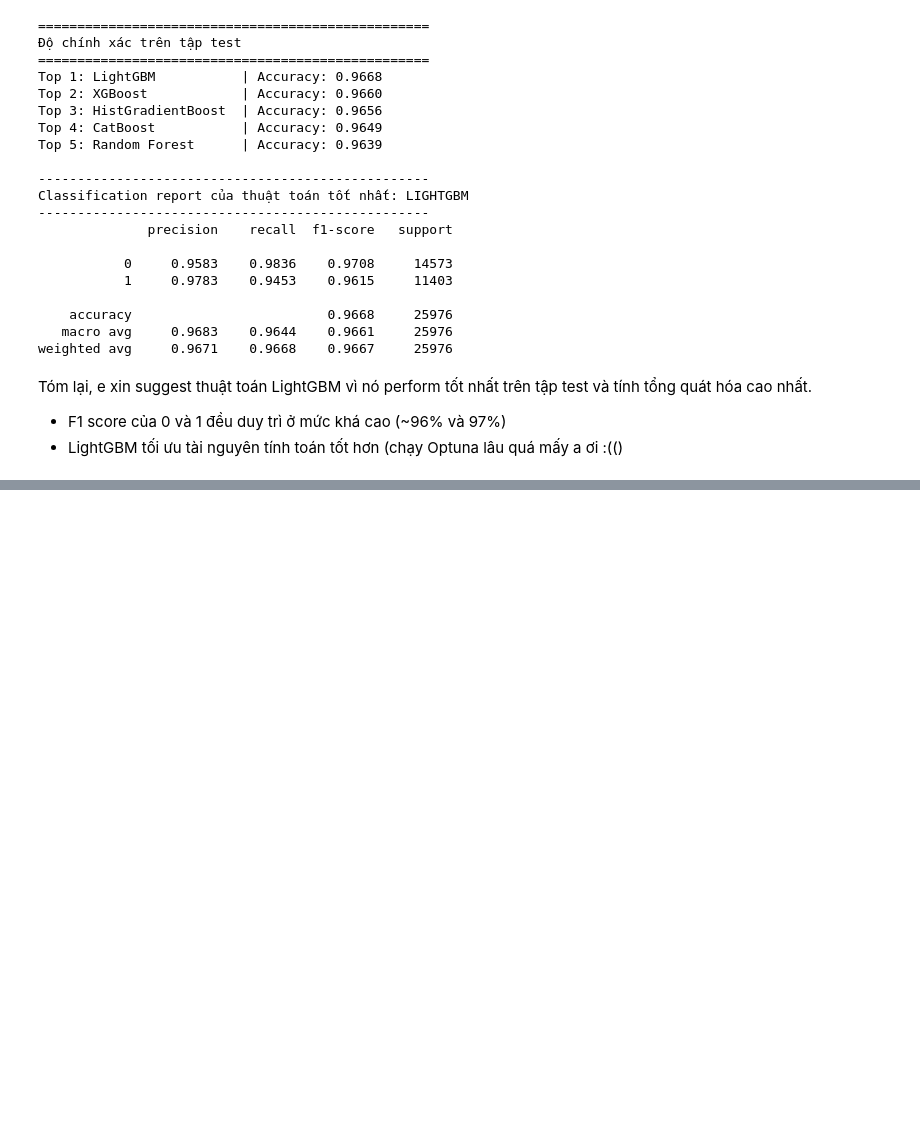
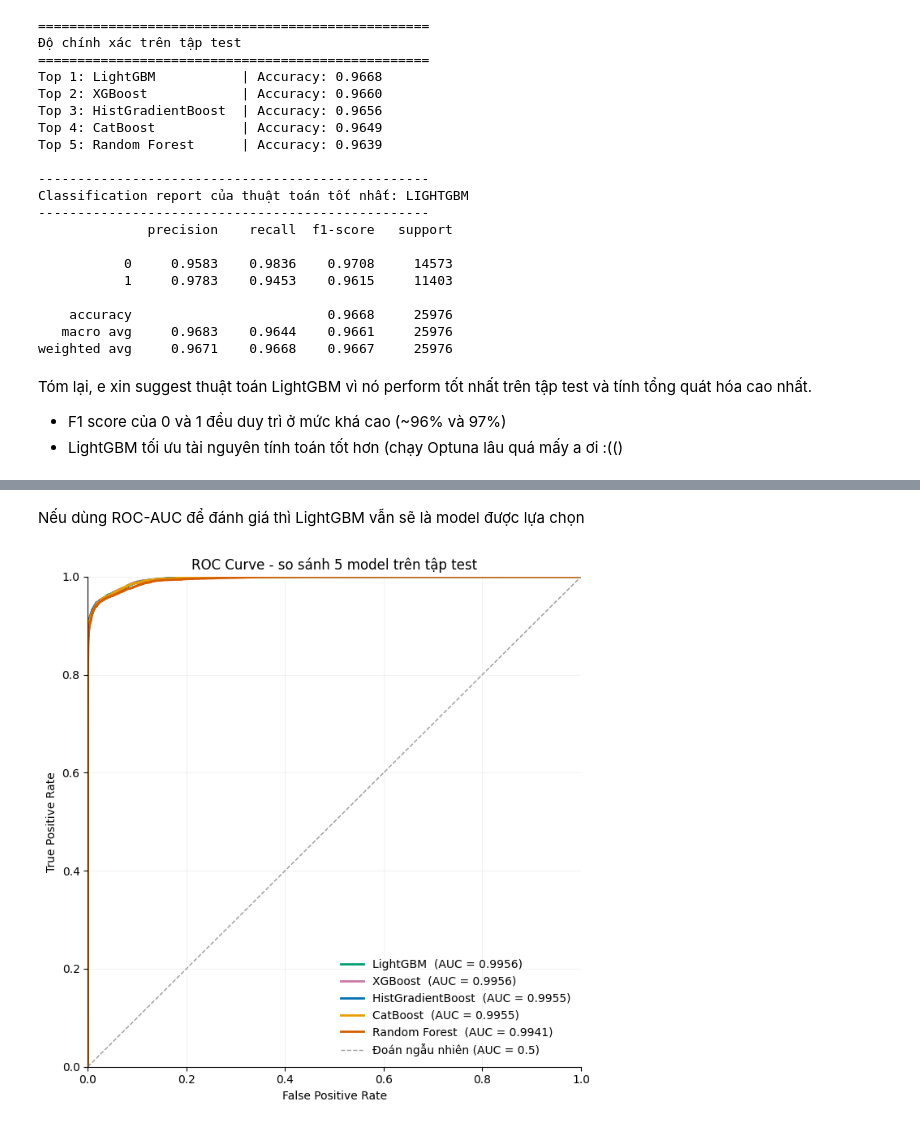
Before and after one commit to monobear2014/AIO2026-Conquer3-Redteam, a Jupyter notebook: notebooks/02_modeling.ipynb, the cells around one changed output, grey strips where cells are left out. Saved outputs shown, nothing was run; the diff lists cells and outputs as text; code cells hidden in the pictures; blank space fills up the shorter version.

Commit message:
Add Roc-Auc for model eval

```diff
--- a/notebooks/02_modeling.ipynb
+++ b/notebooks/02_modeling.ipynb
@@ -978,0 +1034,40 @@ Tóm lại, e xin suggest thuật toán LightGBM vì nó perform tốt nhất tr
+# %% [markdown]
+Nếu dùng ROC-AUC để đánh giá thì LightGBM vẫn sẽ là model được lựa chọn
+# %%
+import matplotlib.pyplot as plt
+from sklearn.metrics import roc_curve
+
+# Thứ tự màu đã qua kiểm định mù màu, gán cố định theo model - không xoay vòng
+PALETTE = ["#0072B2", "#E69F00", "#009E73", "#D55E00", "#CC79A7"]
+colors = {name: PALETTE[i] for i, name in enumerate(model_paths)}
+
+fig, ax = plt.subplots(figsize=(7, 7))
+
+# Vẽ theo thứ tự AUC giảm dần để legend khớp bảng xếp hạng
+for name in df_auc["Thuật toán"]:
+    fpr, tpr, _ = roc_curve(y_test, proba_cache[name])
+    auc = df_auc.loc[df_auc["Thuật toán"] == name, "ROC_AUC"].iloc[0]
+    ax.plot(fpr, tpr, color=colors[name], linewidth=2,
+            label=f"{name}  (AUC = {auc:.4f})")
+
+# Đường tham chiếu: model đoán bừa
+ax.plot([0, 1], [0, 1], color="#9a9a94", linewidth=1,
+        linestyle="--", label="Đoán ngẫu nhiên (AUC = 0.5)")
+
+ax.set_xlim(0, 1)
+ax.set_ylim(0, 1)
+ax.set_xlabel("False Positive Rate")
+ax.set_ylabel("True Positive Rate")
+ax.set_title("ROC Curve - so sánh 5 model trên tập test")
+
+# Trục và lưới lùi về sau, để đường cong nổi lên
+ax.grid(True, linewidth=0.5, alpha=0.25)
+ax.set_axisbelow(True)
+for side in ("top", "right"):
+    ax.spines[side].set_visible(False)
+
+ax.legend(loc="lower right", frameon=False)
+plt.tight_layout()
+plt.show()
+# %% [output]
+[figure, added]
```
Also changed, not shown: parts of 5 cells of this notebook.
